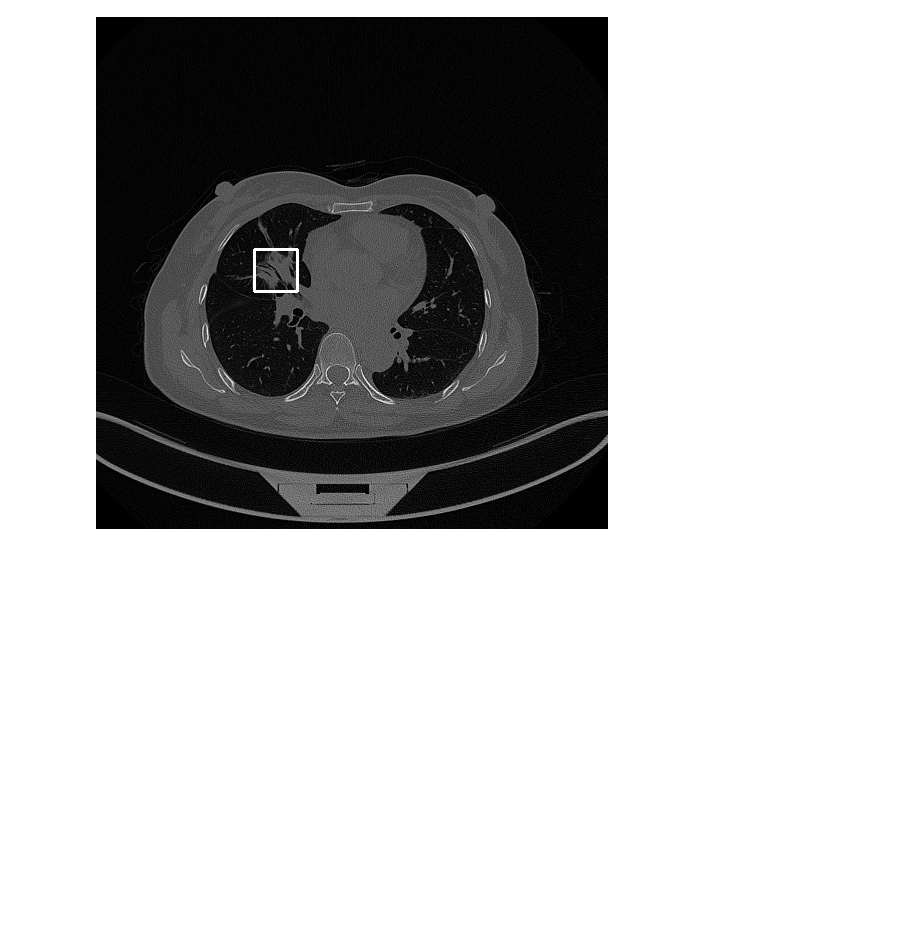
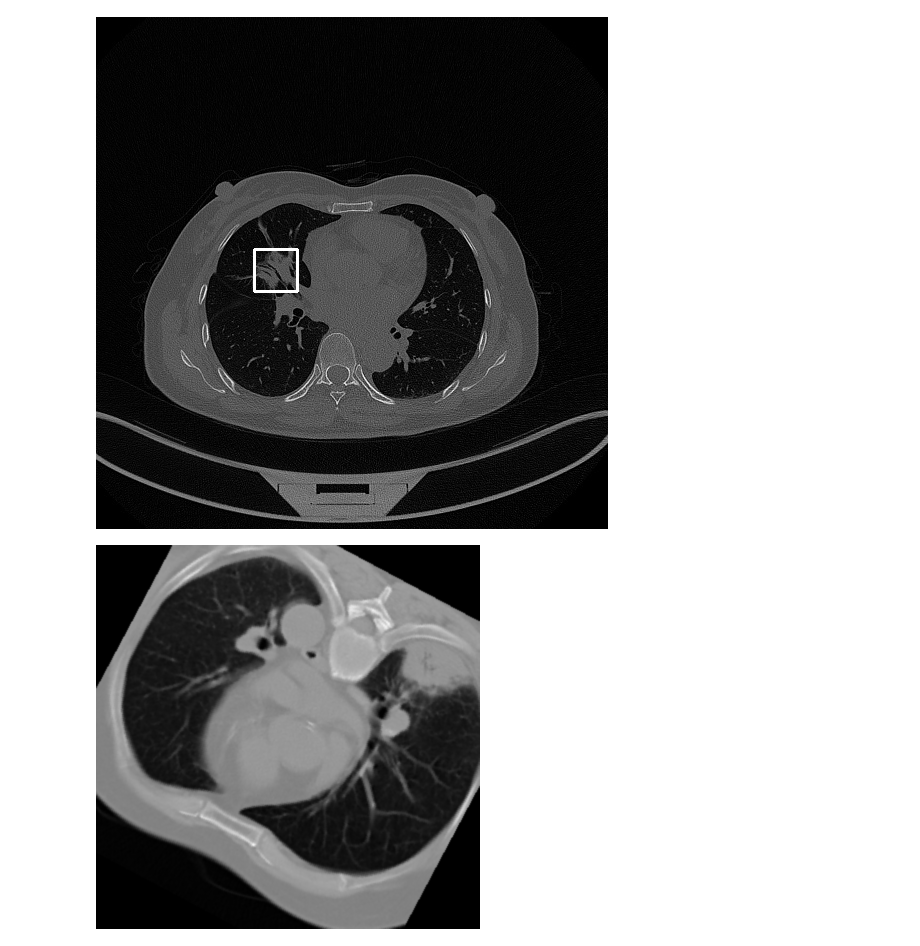
Before and after one commit to myazann/Lung_Cancer, a Jupyter notebook: Lung_Cancer_Detection.ipynb, the cells around one changed output. Cells and saved outputs as stored; diff of their text form; code cells hidden in the pictures; blank space fills up the shorter version.

```diff
--- a/Lung_Cancer_Detection.ipynb
+++ b/Lung_Cancer_Detection.ipynb
@@ -54,8 +56,8 @@ for ptnt in os.listdir("lung_ct_val"):
     val_imgs.append(im)
     val_labels.append(bboxs[img.split(".j")[0]])
 
-train_imgs = np.array(train_imgs)
-val_imgs = np.array(val_imgs)
+train_imgs = torch.tensor(train_imgs)
+val_imgs = torch.tensor(val_imgs)
 
 train_labels = np.array(train_labels)
 val_labels = np.array(val_labels)
@@ -89,3 +93,18 @@ for elem in rs:
 [figure]
 [figure]
 [figure]
+# %%
+preprocess = transforms.Compose([
+    transforms.CenterCrop(384),
+    ##transforms.RandomAffine(degrees=30, translate=[0.1,0.1]),
+    transforms.RandomHorizontalFlip(0.5),
+    transforms.RandomRotation(30),
+    transforms.RandomVerticalFlip(),
+    transforms.GaussianBlur(3),
+    ##transforms.ColorJitter(saturation=1.5)
+    #transforms.ToTensor()
+])
+# %%
+Image.fromarray(preprocess(train_imgs[0][None, ...]).numpy().squeeze())
+# %% [output]
+[figure, added]
```
Also changed, not shown: parts of 2 cells of this notebook.
